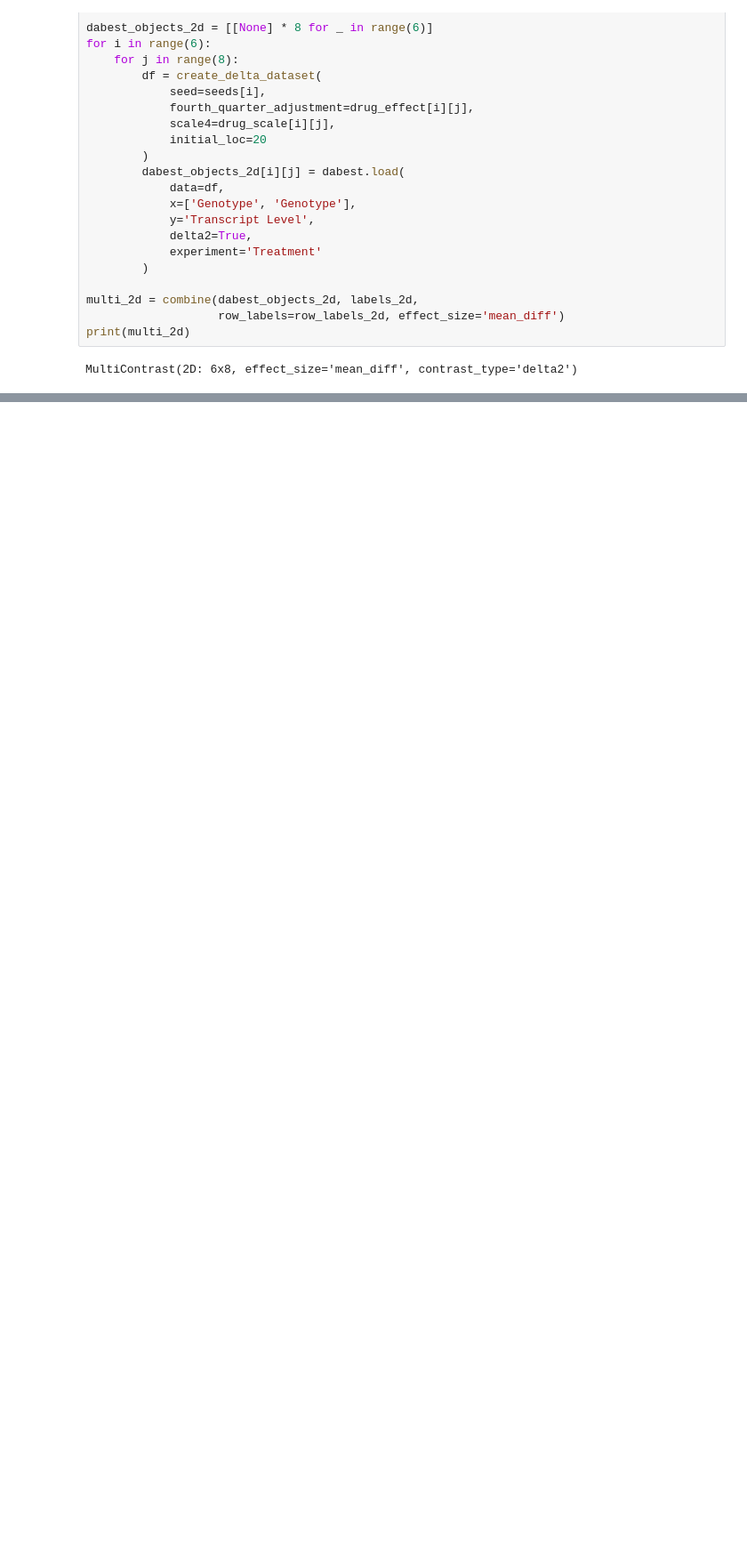
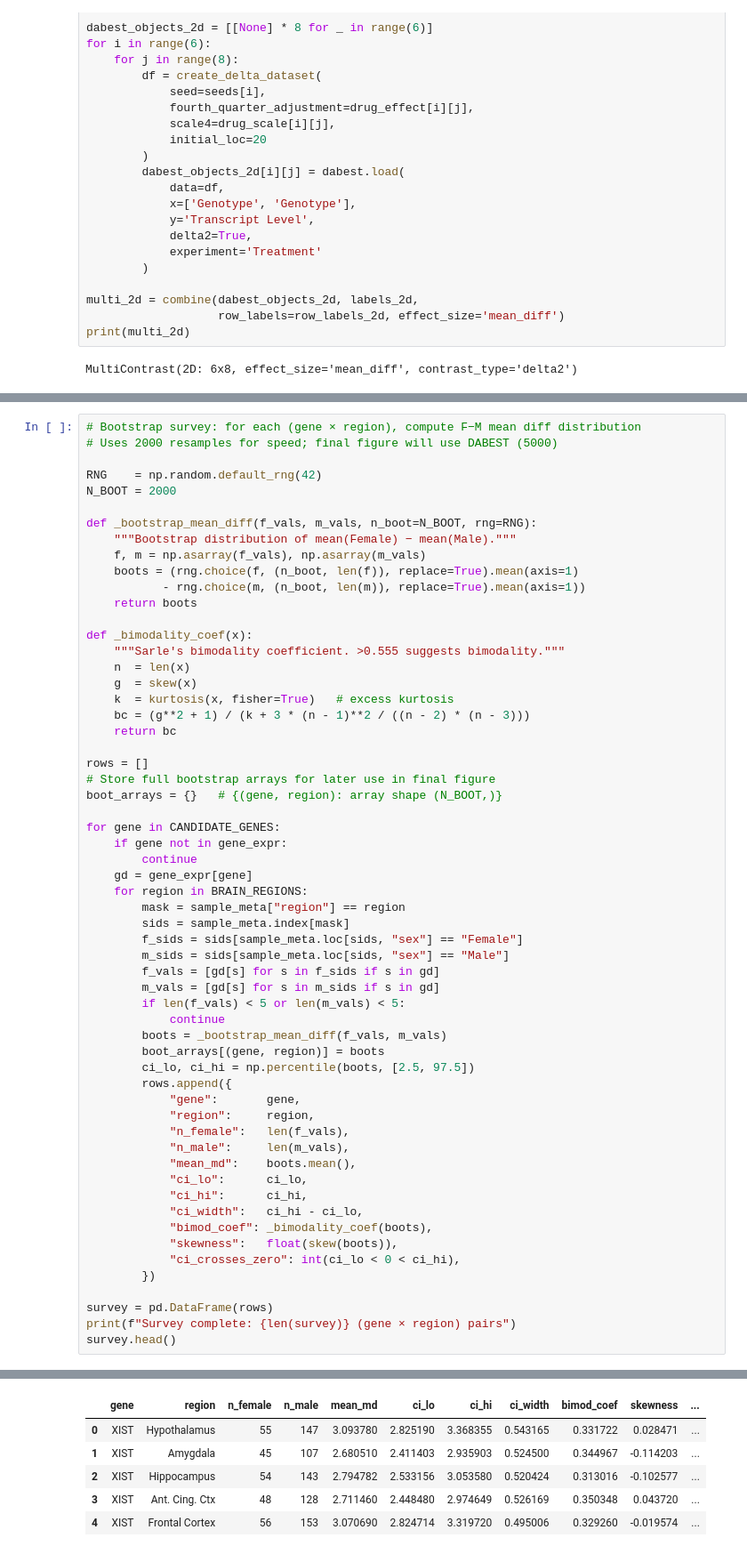
Before and after one commit to sangyu/whorlmap-paper, a Jupyter notebook: nbs/algorithm_panels.ipynb, the cells around one changed output, grey strips where cells are left out. Shown at 89% size. Drawn from its saved outputs; the diff is of its cells as text; blank space fills up the shorter version.

```diff
--- a/nbs/algorithm_panels.ipynb
+++ b/nbs/algorithm_panels.ipynb
@@ -850,0 +607,60 @@ SystemExit: 2
+# %%
+# Bootstrap survey: for each (gene × region), compute F−M mean diff distribution
+# Uses 2000 resamples for speed; final figure will use DABEST (5000)
+
+RNG    = np.random.default_rng(42)
+N_BOOT = 2000
+
+def _bootstrap_mean_diff(f_vals, m_vals, n_boot=N_BOOT, rng=RNG):
+    """Bootstrap distribution of mean(Female) − mean(Male)."""
+    f, m = np.asarray(f_vals), np.asarray(m_vals)
+    boots = (rng.choice(f, (n_boot, len(f)), replace=True).mean(axis=1)
+           - rng.choice(m, (n_boot, len(m)), replace=True).mean(axis=1))
+    return boots
+
+def _bimodality_coef(x):
+    """Sarle's bimodality coefficient. >0.555 suggests bimodality."""
+    n  = len(x)
+    g  = skew(x)
+    k  = kurtosis(x, fisher=True)   # excess kurtosis
+    bc = (g**2 + 1) / (k + 3 * (n - 1)**2 / ((n - 2) * (n - 3)))
+    return bc
+
+rows = []
+# Store full bootstrap arrays for later use in final figure
+boot_arrays = {}   # {(gene, region): array shape (N_BOOT,)}
+
+for gene in CANDIDATE_GENES:
+    if gene not in gene_expr:
+        continue
+    gd = gene_expr[gene]
+    for region in BRAIN_REGIONS:
+        mask = sample_meta["region"] == region
+        sids = sample_meta.index[mask]
+        f_sids = sids[sample_meta.loc[sids, "sex"] == "Female"]
+        m_sids = sids[sample_meta.loc[sids, "sex"] == "Male"]
+        f_vals = [gd[s] for s in f_sids if s in gd]
+        m_vals = [gd[s] for s in m_sids if s in gd]
+        if len(f_vals) < 5 or len(m_vals) < 5:
+            continue
+        boots = _bootstrap_mean_diff(f_vals, m_vals)
+        boot_arrays[(gene, region)] = boots
+        ci_lo, ci_hi = np.percentile(boots, [2.5, 97.5])
+        rows.append({
+            "gene":       gene,
+            "region":     region,
+            "n_female":   len(f_vals),
+            "n_male":     len(m_vals),
+            "mean_md":    boots.mean(),
+            "ci_lo":      ci_lo,
+            "ci_hi":      ci_hi,
+            "ci_width":   ci_hi - ci_lo,
+            "bimod_coef": _bimodality_coef(boots),
+            "skewness":   float(skew(boots)),
+            "ci_crosses_zero": int(ci_lo < 0 < ci_hi),
+        })
+
+survey = pd.DataFrame(rows)
+print(f"Survey complete: {len(survey)} (gene × region) pairs")
+survey.head()
+# %% [output]
@@ -850,0 +668,6 @@ SystemExit: 2
+|  | gene | region | n_female | n_male | mean_md | ci_lo | ci_hi | ci_width | bimod_coef | skewness | ... |
+| 0 | XIST | Hypothalamus | 55 | 147 | 3.093780 | 2.825190 | 3.368355 | 0.543165 | 0.331722 | 0.028471 | ... |
+| 1 | XIST | Amygdala | 45 | 107 | 2.680510 | 2.411403 | 2.935903 | 0.524500 | 0.344967 | -0.114203 | ... |
+| 2 | XIST | Hippocampus | 54 | 143 | 2.794782 | 2.533156 | 3.053580 | 0.520424 | 0.313016 | -0.102577 | ... |
+| 3 | XIST | Ant. Cing. Ctx | 48 | 128 | 2.711460 | 2.448480 | 2.974649 | 0.526169 | 0.350348 | 0.043720 | ... |
+| 4 | XIST | Frontal Cortex | 56 | 153 | 3.070690 | 2.824714 | 3.319720 | 0.495006 | 0.329260 | -0.019574 | ... |
```
Also changed, not shown: parts of 23 cells of this notebook, 11 other files.
